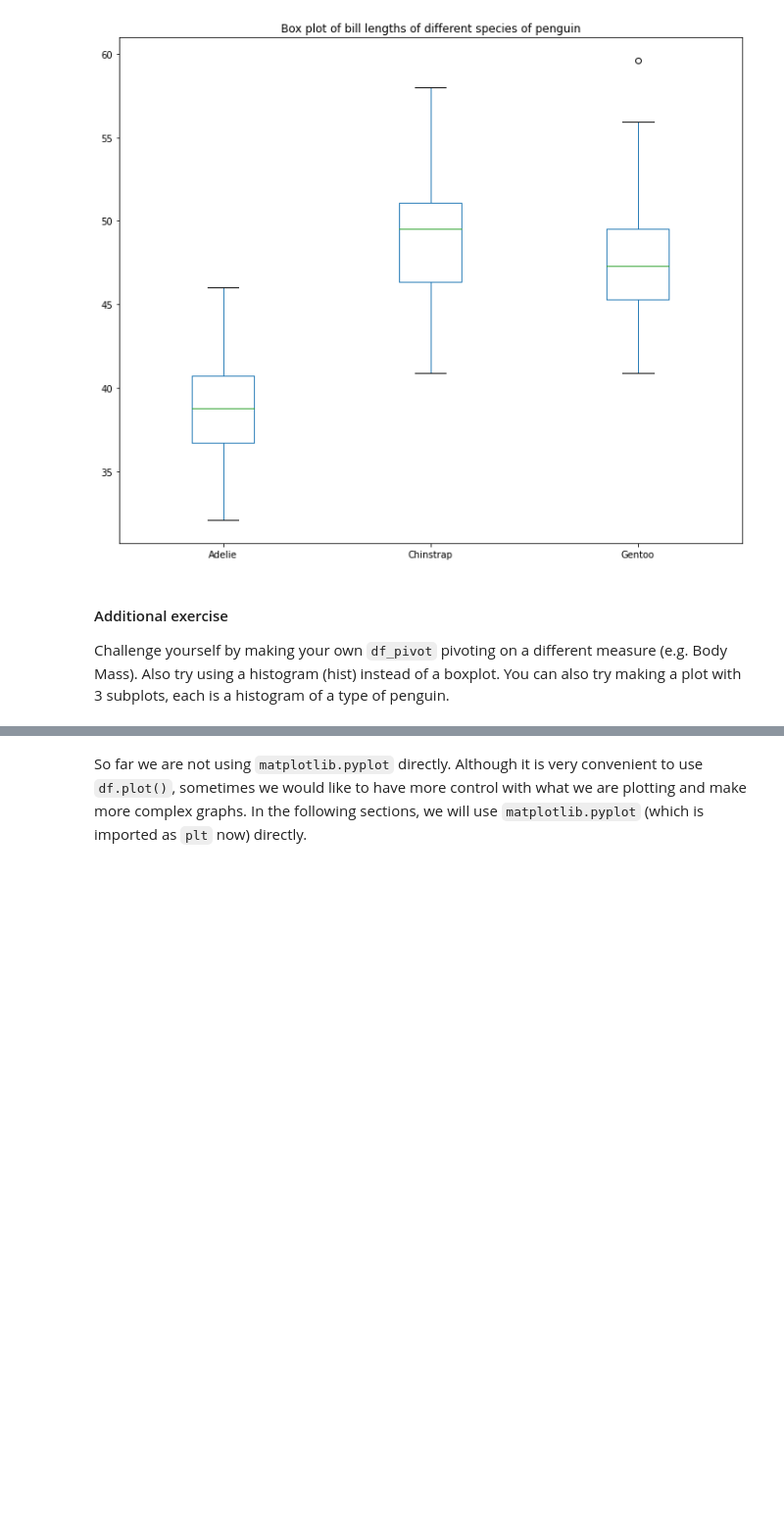
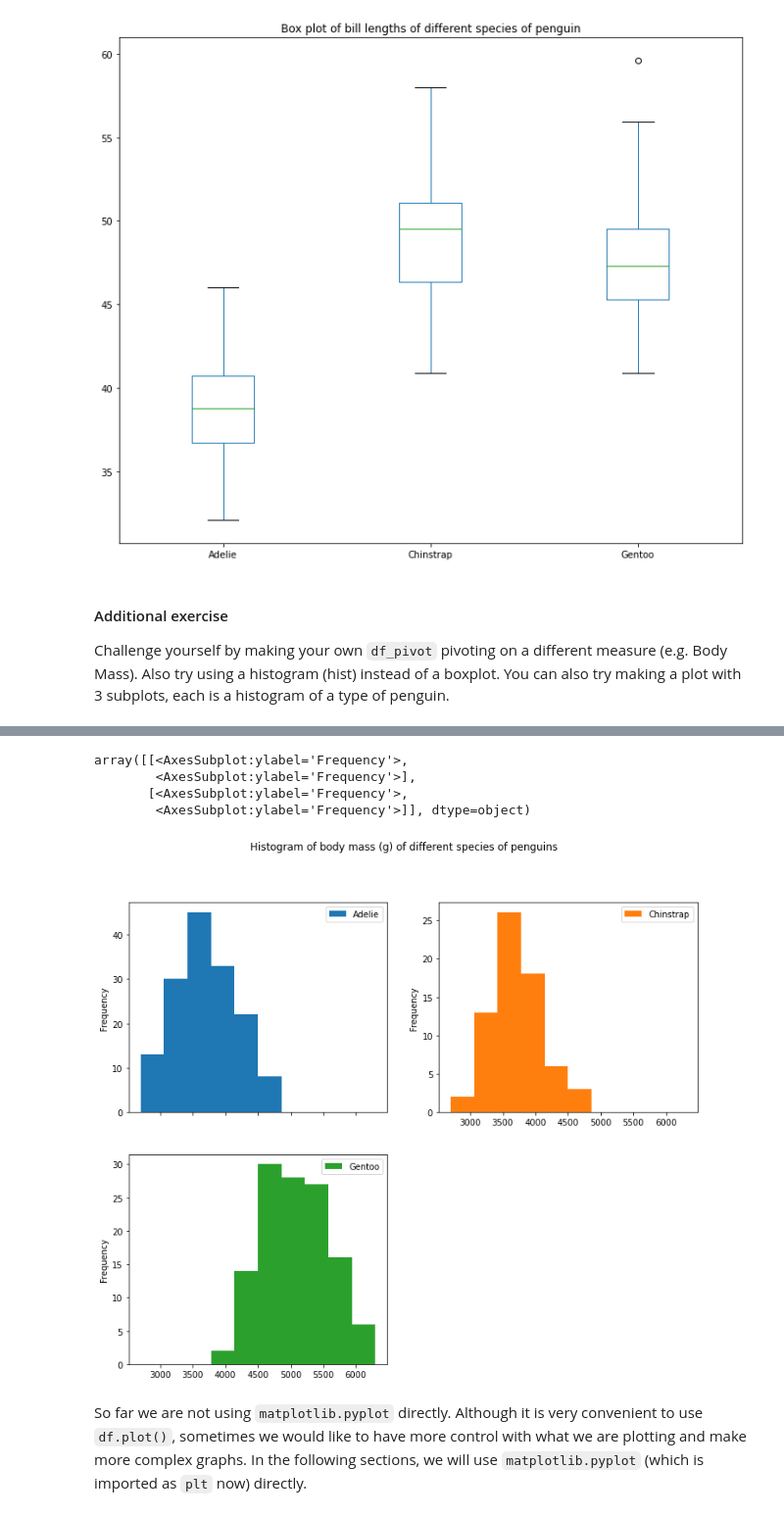
Before and after one commit to biljana-zobenica/beginners-data-workshop, a Jupyter notebook: notebooks/3.1 Visualization with Matplotlib.ipynb, the cells around one changed output, grey strips where cells are left out. Shown at 98% size. Drawn from its saved outputs; the diff is of its cells as text; code cells hidden in the pictures; blank space fills up the shorter version.

```diff
--- a/notebooks/3.1 Visualization with Matplotlib.ipynb
+++ b/notebooks/3.1 Visualization with Matplotlib.ipynb
@@ -135,3 +159,16 @@ Challenge yourself by making your own `df_pivot` pivoting on a different measure
+# %%
+df_pivot1.plot(kind='hist',
+               subplots=True,
+               layout=(2,2),
+               figsize=(12,10),
+               title='Histogram of body mass (g) of different species of penguins',
+               legend=True)
+# %% [output]
+array([[<AxesSubplot:ylabel='Frequency'>,
+        <AxesSubplot:ylabel='Frequency'>],
+       [<AxesSubplot:ylabel='Frequency'>,
+        <AxesSubplot:ylabel='Frequency'>]], dtype=object)
+[figure, added]
 # %% [markdown]
 So far we are not using `matplotlib.pyplot` directly. Although it is very convenient to use `df.plot()`, sometimes we would like to have more control with what we are plotting and make more complex graphs. In the following sections, we will use `matplotlib.pyplot` (which is imported as `plt` now) directly.
 # %% [markdown]
```
Also changed, not shown: parts of 3 cells of this notebook.
